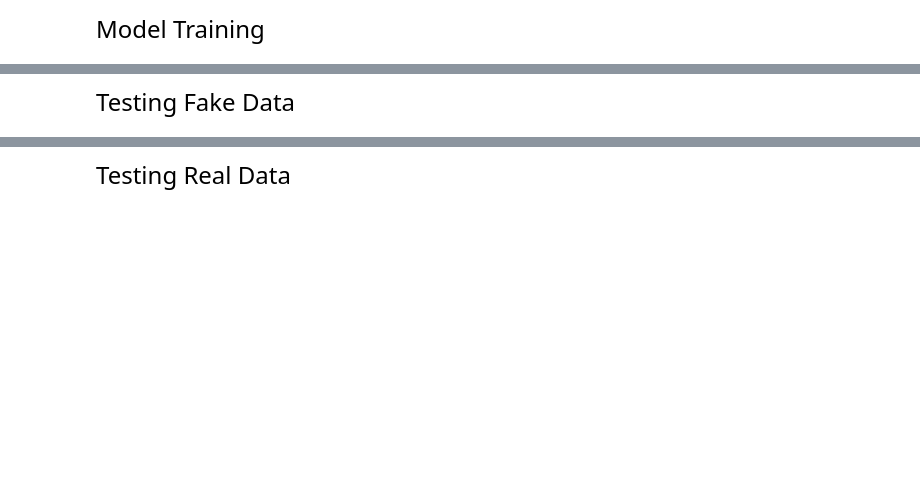
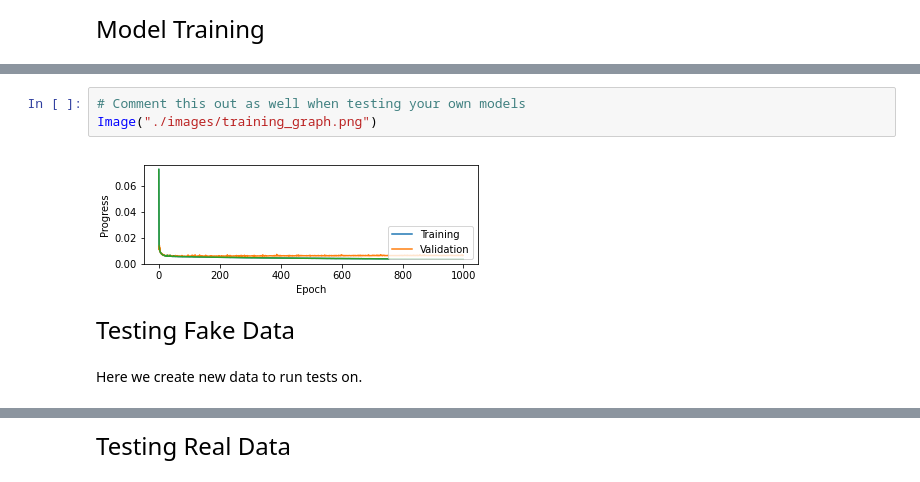
Before and after one commit to CSCI4850/s22-team8-project, a Jupyter notebook: Project Demo.ipynb, the cells around one changed output, grey strips where cells are left out. Drawn from its saved outputs; the diff is of its cells as text; blank space fills up the shorter version.

```diff
--- a/Project Demo.ipynb
+++ b/Project Demo.ipynb
@@ -167,5 +155,12 @@ keras.utils.plot_model(model,to_file='recipe_model.png',show_shapes=True,expand_
+# %%
+# Comment this out as well when testing your own models
+Image("./images/training_graph.png")
+# %% [output]
+[figure, added]
 # %% [markdown]
 <font size="5">Testing Fake Data</font>
+# %% [markdown]
+Here we create new data to run tests on.
 # %%
 #prediction values
 test_gen = Generator('./data/nutrients.csv')
```
Also changed, not shown: parts of 16 cells of this notebook.
